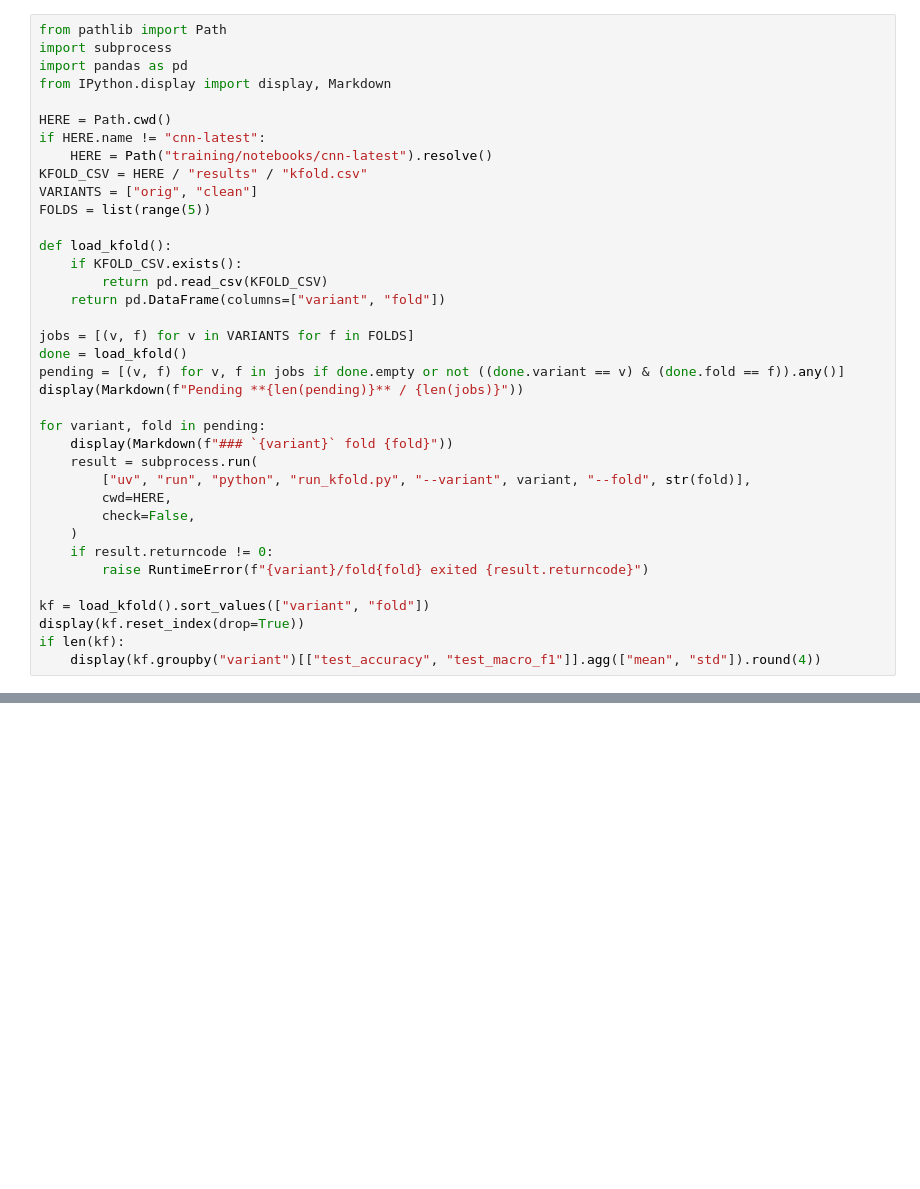
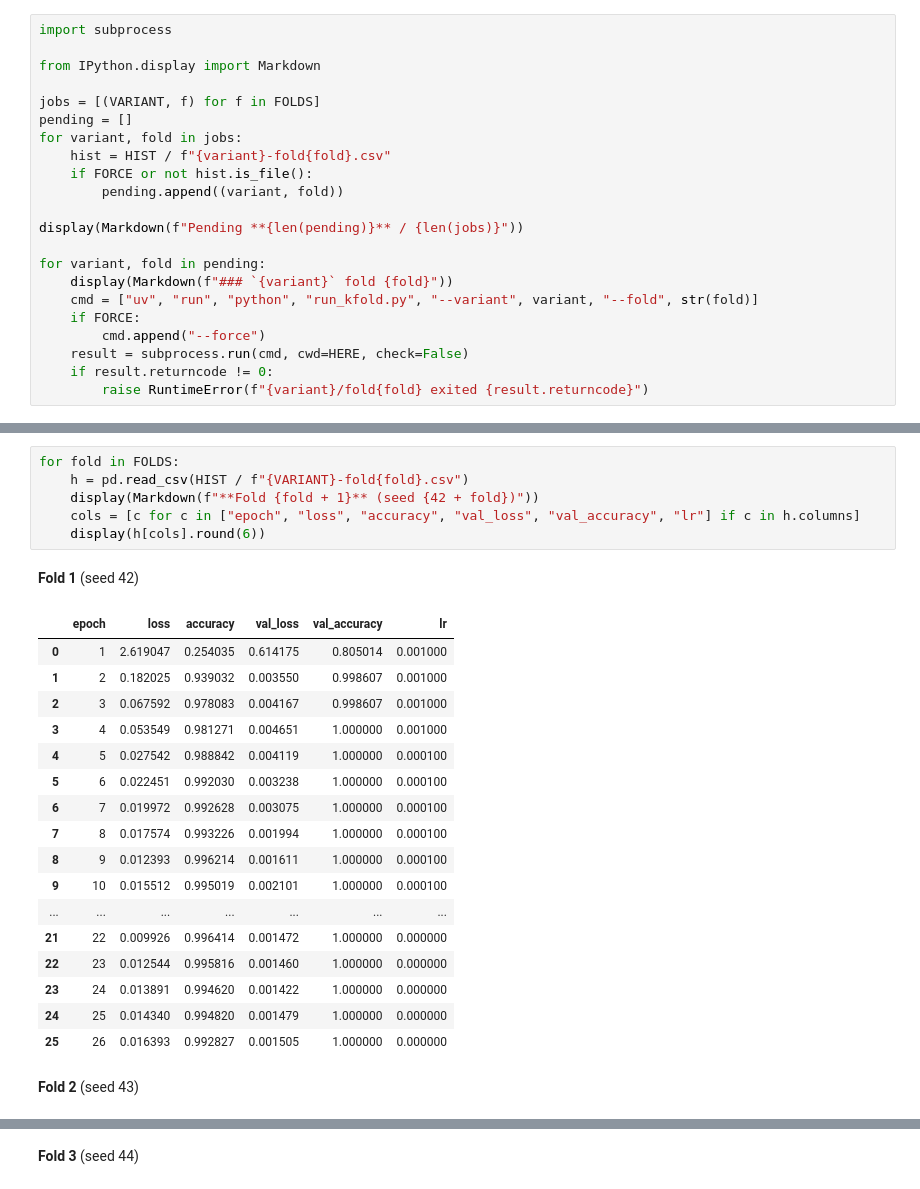
Before and after one commit to sglkc/chord-detector, a Jupyter notebook: training/notebooks/cnn-latest/kfold.ipynb, the cells around one changed output, grey strips where cells are left out. Drawn from its saved outputs; the diff is of its cells as text; blank space fills up the shorter version.

Commit message:
add latest cnn, svm, onset experiments

```diff
--- a/training/notebooks/cnn-latest/kfold.ipynb
+++ b/training/notebooks/cnn-latest/kfold.ipynb
@@ -7,37 +50,22 @@ Per-fold seed is `42 + fold`. Split membership: `results/splits/{variant}-fold{k
 # %%
-from pathlib import Path
 import subprocess
-import pandas as pd
-from IPython.display import display, Markdown
 
-HERE = Path.cwd()
-if HERE.name != "cnn-latest":
-    HERE = Path("training/notebooks/cnn-latest").resolve()
-KFOLD_CSV = HERE / "results" / "kfold.csv"
-VARIANTS = ["orig", "clean"]
-FOLDS = list(range(5))
+from IPython.display import Markdown
 
-def load_kfold():
-    if KFOLD_CSV.exists():
-        return pd.read_csv(KFOLD_CSV)
-    return pd.DataFrame(columns=["variant", "fold"])
+jobs = [(VARIANT, f) for f in FOLDS]
+pending = []
+for variant, fold in jobs:
+    hist = HIST / f"{variant}-fold{fold}.csv"
+    if FORCE or not hist.is_file():
+        pending.append((variant, fold))
 
-jobs = [(v, f) for v in VARIANTS for f in FOLDS]
-done = load_kfold()
-pending = [(v, f) for v, f in jobs if done.empty or not ((done.variant == v) & (done.fold == f)).any()]
 display(Markdown(f"Pending **{len(pending)}** / {len(jobs)}"))
 
 for variant, fold in pending:
     display(Markdown(f"### `{variant}` fold {fold}"))
-    result = subprocess.run(
-        ["uv", "run", "python", "run_kfold.py", "--variant", variant, "--fold", str(fold)],
-        cwd=HERE,
-        check=False,
-    )
+    cmd = ["uv", "run", "python", "run_kfold.py", "--variant", variant, "--fold", str(fold)]
+    if FORCE:
+        cmd.append("--force")
+    result = subprocess.run(cmd, cwd=HERE, check=False)
     if result.returncode != 0:
         raise RuntimeError(f"{variant}/fold{fold} exited {result.returncode}")
-
-kf = load_kfold().sort_values(["variant", "fold"])
-display(kf.reset_index(drop=True))
-if len(kf):
-    display(kf.groupby("variant")[["test_accuracy", "test_macro_f1"]].agg(["mean", "std"]).round(4))
@@ -43,0 +237,26 @@ if len(kf):
+# %%
+for fold in FOLDS:
+    h = pd.read_csv(HIST / f"{VARIANT}-fold{fold}.csv")
+    display(Markdown(f"**Fold {fold + 1}** (seed {42 + fold})"))
+    cols = [c for c in ["epoch", "loss", "accuracy", "val_loss", "val_accuracy", "lr"] if c in h.columns]
+    display(h[cols].round(6))
+# %% [output]
+**Fold 1** (seed 42)
+|  | epoch | loss | accuracy | val_loss | val_accuracy | lr |
+| 0 | 1 | 2.619047 | 0.254035 | 0.614175 | 0.805014 | 0.001000 |
+| 1 | 2 | 0.182025 | 0.939032 | 0.003550 | 0.998607 | 0.001000 |
+| 2 | 3 | 0.067592 | 0.978083 | 0.004167 | 0.998607 | 0.001000 |
+| 3 | 4 | 0.053549 | 0.981271 | 0.004651 | 1.000000 | 0.001000 |
+| 4 | 5 | 0.027542 | 0.988842 | 0.004119 | 1.000000 | 0.000100 |
+| 5 | 6 | 0.022451 | 0.992030 | 0.003238 | 1.000000 | 0.000100 |
+| 6 | 7 | 0.019972 | 0.992628 | 0.003075 | 1.000000 | 0.000100 |
+| 7 | 8 | 0.017574 | 0.993226 | 0.001994 | 1.000000 | 0.000100 |
+| 8 | 9 | 0.012393 | 0.996214 | 0.001611 | 1.000000 | 0.000100 |
+| 9 | 10 | 0.015512 | 0.995019 | 0.002101 | 1.000000 | 0.000100 |
+| ... | ... | ... | ... | ... | ... | ... |
+| 21 | 22 | 0.009926 | 0.996414 | 0.001472 | 1.000000 | 0.000000 |
+| 22 | 23 | 0.012544 | 0.995816 | 0.001460 | 1.000000 | 0.000000 |
+| 23 | 24 | 0.013891 | 0.994620 | 0.001422 | 1.000000 | 0.000000 |
+| 24 | 25 | 0.014340 | 0.994820 | 0.001479 | 1.000000 | 0.000000 |
+| 25 | 26 | 0.016393 | 0.992827 | 0.001505 | 1.000000 | 0.000000 |
+**Fold 2** (seed 43)
@@ -43,0 +280 @@ if len(kf):
+**Fold 3** (seed 44)
```
Also changed, not shown: parts of 10 cells of this notebook, 22 other files.
